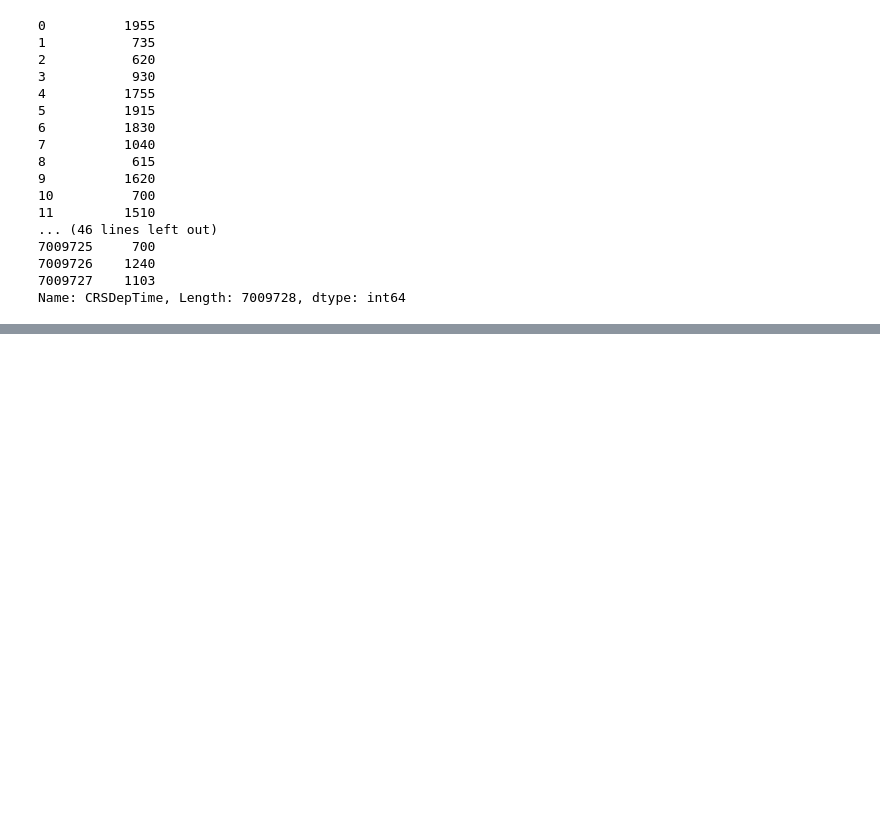
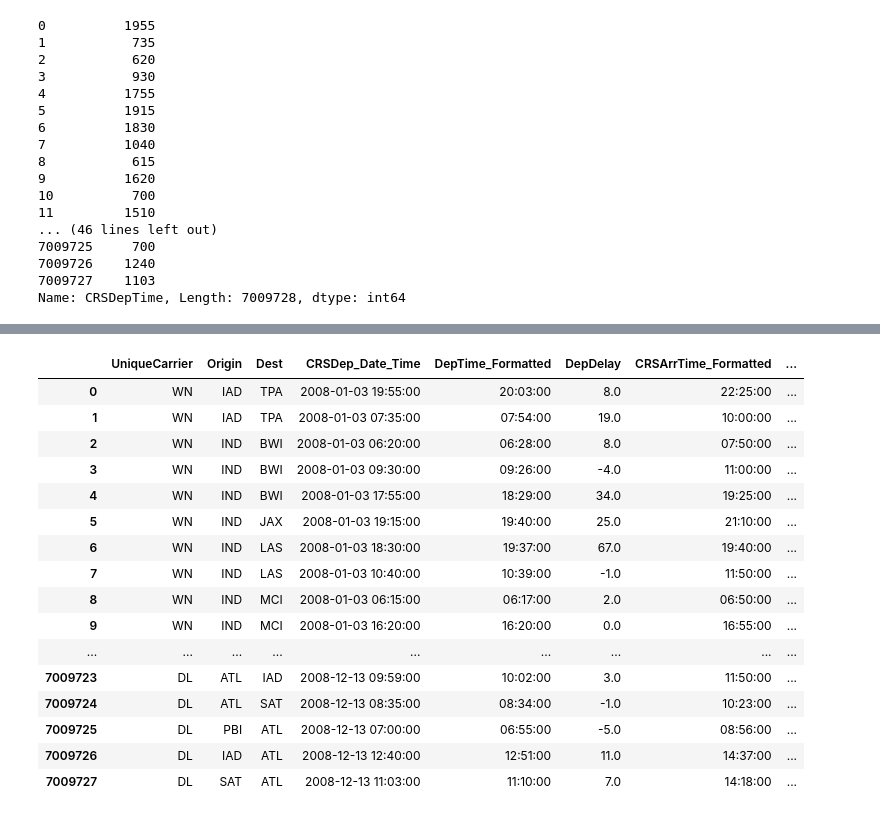
Before and after one commit to tninh/Flights-Delay-Prediction, a Jupyter notebook: script/read_data_0.ipynb, the cells around one changed output, grey strips where cells are left out. Cells and saved outputs as stored; diff of their text form; code cells hidden in the pictures; blank space fills up the shorter version.

```diff
--- a/script/read_data_0.ipynb
+++ b/script/read_data_0.ipynb
@@ -39,0 +119,2 @@ df1['CRSDepTime'] = df1['CRSDepTime'].apply(format_hour)
+# %%
+df1['DepDate'] = pd.to_datetime(df1[['Year','Month', 'Day']])
@@ -40,3 +181,20 @@ df1['CRSDepTime'] = df1['CRSDepTime'].apply(format_hour)
 # %%
-df1['CRSDepTime']
+df1
 # %% [output]
+|  | UniqueCarrier | Origin | Dest | CRSDep_Date_Time | DepTime_Formatted | DepDelay | CRSArrTime_Formatted | ... |
+| 0 | WN | IAD | TPA | 2008-01-03 19:55:00 | 20:03:00 | 8.0 | 22:25:00 | ... |
+| 1 | WN | IAD | TPA | 2008-01-03 07:35:00 | 07:54:00 | 19.0 | 10:00:00 | ... |
+| 2 | WN | IND | BWI | 2008-01-03 06:20:00 | 06:28:00 | 8.0 | 07:50:00 | ... |
+| 3 | WN | IND | BWI | 2008-01-03 09:30:00 | 09:26:00 | -4.0 | 11:00:00 | ... |
+| 4 | WN | IND | BWI | 2008-01-03 17:55:00 | 18:29:00 | 34.0 | 19:25:00 | ... |
+| 5 | WN | IND | JAX | 2008-01-03 19:15:00 | 19:40:00 | 25.0 | 21:10:00 | ... |
+| 6 | WN | IND | LAS | 2008-01-03 18:30:00 | 19:37:00 | 67.0 | 19:40:00 | ... |
+| 7 | WN | IND | LAS | 2008-01-03 10:40:00 | 10:39:00 | -1.0 | 11:50:00 | ... |
+| 8 | WN | IND | MCI | 2008-01-03 06:15:00 | 06:17:00 | 2.0 | 06:50:00 | ... |
+| 9 | WN | IND | MCI | 2008-01-03 16:20:00 | 16:20:00 | 0.0 | 16:55:00 | ... |
+| ... | ... | ... | ... | ... | ... | ... | ... | ... |
+| 7009723 | DL | ATL | IAD | 2008-12-13 09:59:00 | 10:02:00 | 3.0 | 11:50:00 | ... |
+| 7009724 | DL | ATL | SAT | 2008-12-13 08:35:00 | 08:34:00 | -1.0 | 10:23:00 | ... |
+| 7009725 | DL | PBI | ATL | 2008-12-13 07:00:00 | 06:55:00 | -5.0 | 08:56:00 | ... |
+| 7009726 | DL | IAD | ATL | 2008-12-13 12:40:00 | 12:51:00 | 11.0 | 14:37:00 | ... |
+| 7009727 | DL | SAT | ATL | 2008-12-13 11:03:00 | 11:10:00 | 7.0 | 14:18:00 | ... |
```
Also changed, not shown: parts of 34 cells of this notebook.
